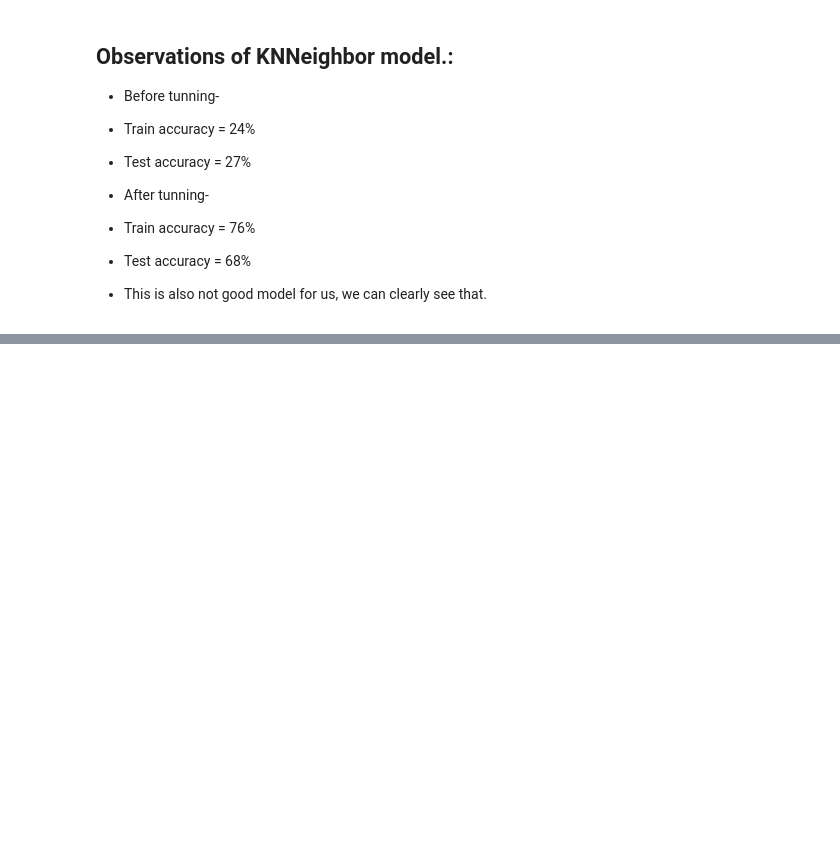
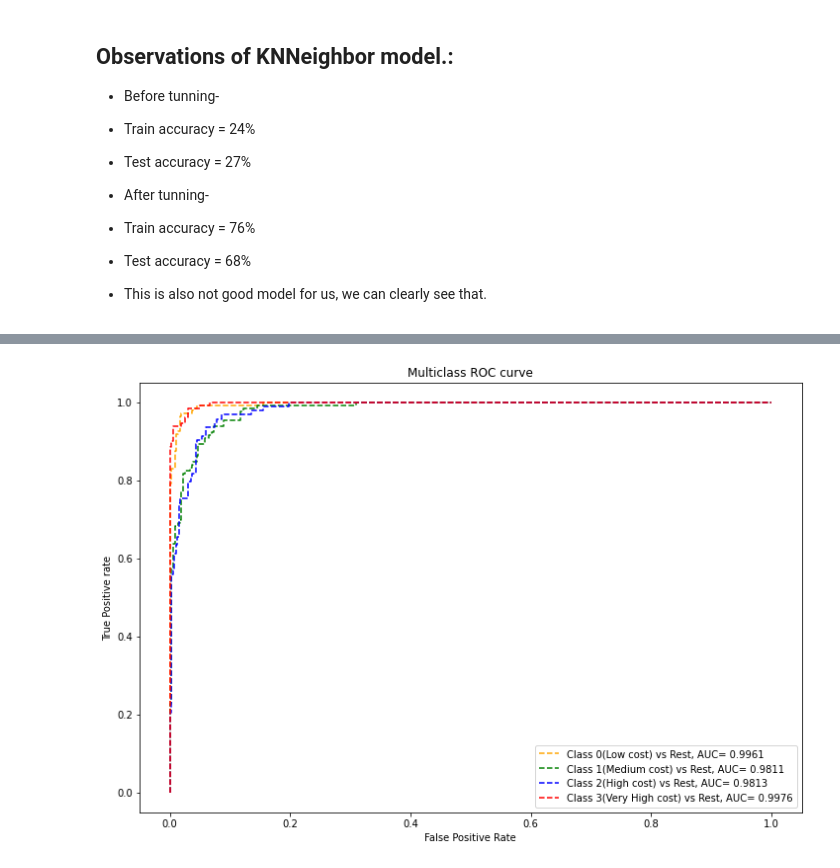
Before and after one commit to itsmimahi/Mobile-Price-Range-Prediction, a Jupyter notebook: ML_Classificatin_Project.ipynb, the cells around one changed output, grey strips where cells are left out. Cells and saved outputs as stored; diff of their text form; code cells hidden in the pictures; blank space fills up the shorter version.

```diff
--- a/ML_Classificatin_Project.ipynb
+++ b/ML_Classificatin_Project.ipynb
@@ -1421,0 +1629,6 @@ plot_auc_roc(y_test, pred_prob)
+# %%
+# plot auc roc curve.
+pred_prob = xgb_optimal.predict_proba(x_test)
+plot_auc_roc(y_test, pred_prob)
+# %% [output]
+[figure, added]
```
Also changed, not shown: parts of 87 cells of this notebook.
